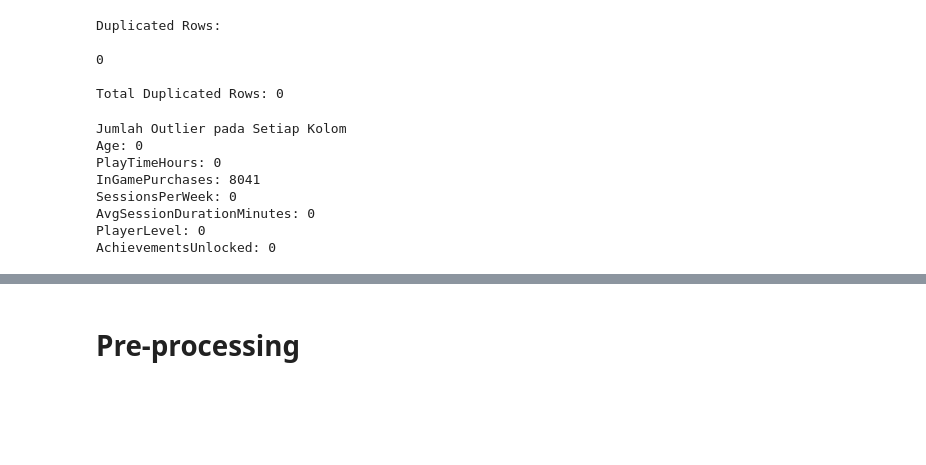
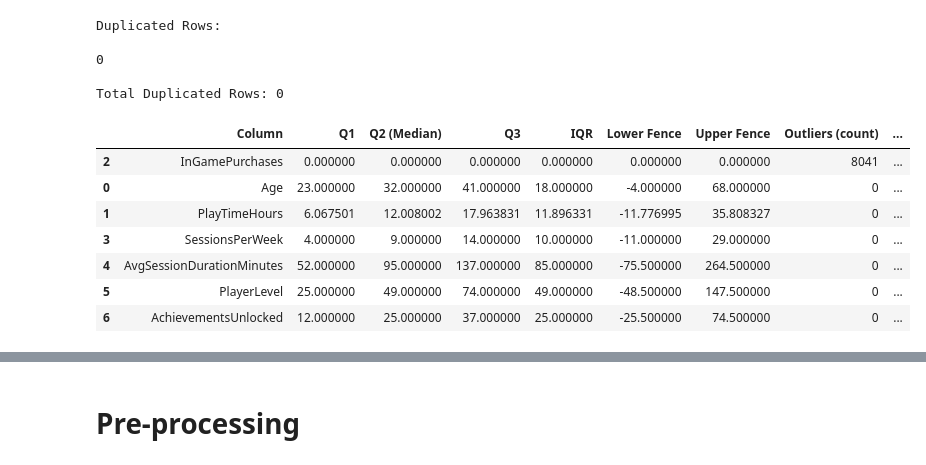
Before and after one commit to lutfialvarop/game-online-engagement, a Jupyter notebook: main.ipynb, the cells around one changed output, grey strips where cells are left out. Saved outputs shown, nothing was run; the diff lists cells and outputs as text; code cells hidden in the pictures; blank space fills up the shorter version.

```diff
--- a/main.ipynb
+++ b/main.ipynb
@@ -162,33 +163,47 @@ Duplicated Rows:
 
 Total Duplicated Rows: 0
 # %%
-# Cek Outlier
+# Cek Outlier + tampilkan Q1, Q2, Q3
 
 numeric_cols = [
     "Age", "PlayTimeHours", "InGamePurchases",
     "SessionsPerWeek", "AvgSessionDurationMinutes",
     "PlayerLevel", "AchievementsUnlocked"
 ]
 
-outliers = {}
+summary = []
 for col in numeric_cols:
     Q1 = df[col].quantile(0.25)
+    Q2 = df[col].quantile(0.50)  # median
     Q3 = df[col].quantile(0.75)
     IQR = Q3 - Q1
     lower = Q1 - 1.5 * IQR
     upper = Q3 + 1.5 * IQR
+
     mask = (df[col] < lower) | (df[col] > upper)
-    outliers[col] = df[mask][col].count()
+    outlier_count = mask.sum()
+    outlier_pct = outlier_count / len(df) * 100
 
-print("\nJumlah Outlier pada Setiap Kolom")
-for k, v in outliers.items():
-    print(f"{k}: {v}")
+    summary.append({
+        "Column": col,
+        "Q1": Q1,
+        "Q2 (Median)": Q2,
+        "Q3": Q3,
+        "IQR": IQR,
+        "Lower Fence": lower,
+        "Upper Fence": upper,
+        "Outliers (count)": outlier_count,
+        "Outliers (%)": outlier_pct
+    })
+
+outlier_summary = pd.DataFrame(summary).sort_values("Outliers (count)", ascending=False)
+outlier_summary
 # %% [output]
-Jumlah Outlier pada Setiap Kolom
-Age: 0
-PlayTimeHours: 0
-InGamePurchases: 8041
-SessionsPerWeek: 0
-AvgSessionDurationMinutes: 0
-PlayerLevel: 0
-AchievementsUnlocked: 0
+|  | Column | Q1 | Q2 (Median) | Q3 | IQR | Lower Fence | Upper Fence | Outliers (count) | ... |
+| 2 | InGamePurchases | 0.000000 | 0.000000 | 0.000000 | 0.000000 | 0.000000 | 0.000000 | 8041 | ... |
+| 0 | Age | 23.000000 | 32.000000 | 41.000000 | 18.000000 | -4.000000 | 68.000000 | 0 | ... |
+| 1 | PlayTimeHours | 6.067501 | 12.008002 | 17.963831 | 11.896331 | -11.776995 | 35.808327 | 0 | ... |
+| 3 | SessionsPerWeek | 4.000000 | 9.000000 | 14.000000 | 10.000000 | -11.000000 | 29.000000 | 0 | ... |
+| 4 | AvgSessionDurationMinutes | 52.000000 | 95.000000 | 137.000000 | 85.000000 | -75.500000 | 264.500000 | 0 | ... |
+| 5 | PlayerLevel | 25.000000 | 49.000000 | 74.000000 | 49.000000 | -48.500000 | 147.500000 | 0 | ... |
+| 6 | AchievementsUnlocked | 12.000000 | 25.000000 | 37.000000 | 25.000000 | -25.500000 | 74.500000 | 0 | ... |
```
Also changed, not shown: parts of 7 cells of this notebook, 1 other file.
